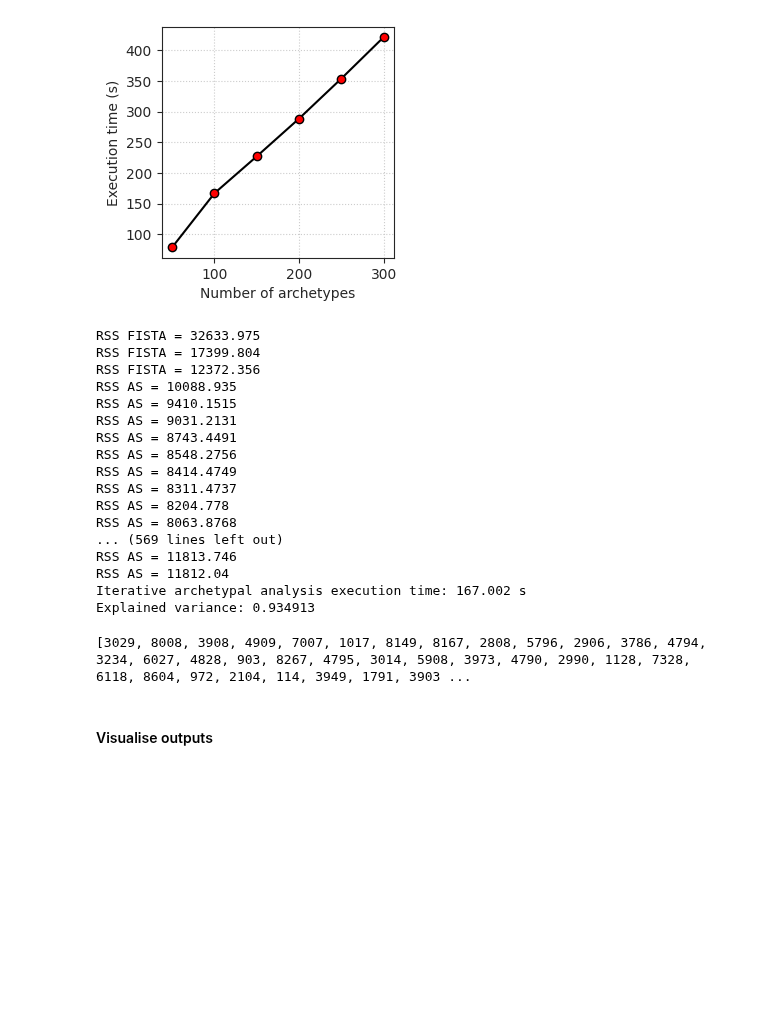
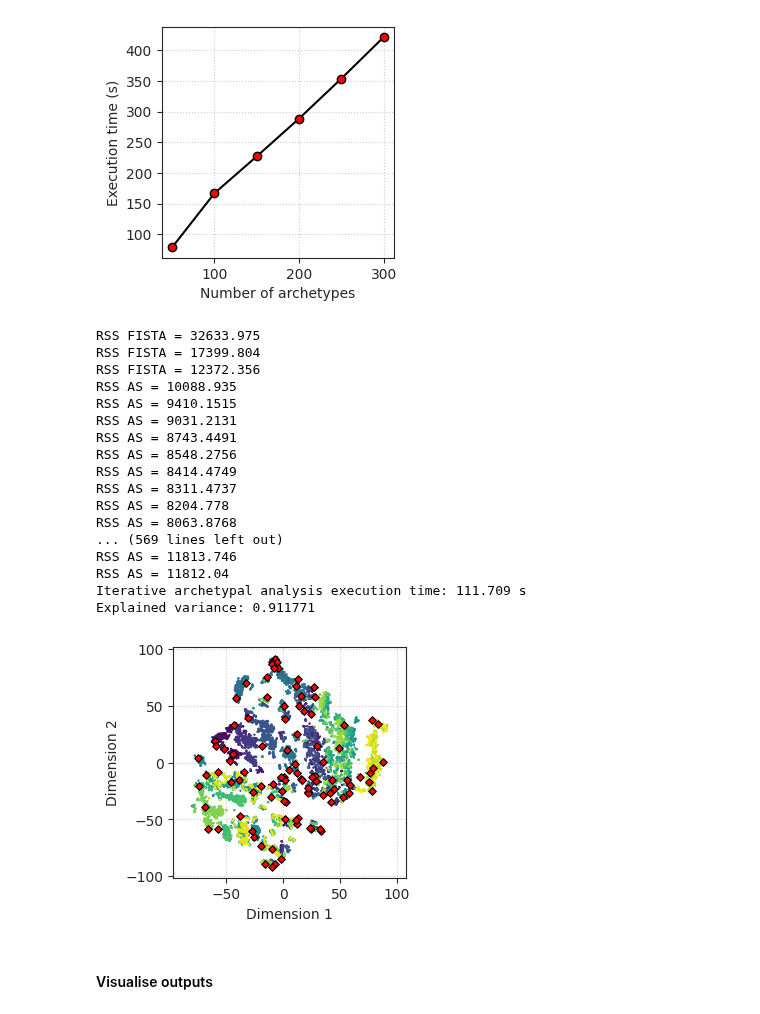
Before and after one commit to Jon-Ting/iterative-archetypal-analysis, a Jupyter notebook: IAA_BNP.ipynb, the cells around one changed output. Cells and saved outputs as stored; diff of their text form; code cells hidden in the pictures; blank space fills up the shorter version.

Commit message:
chore: update figures

```diff
--- a/IAA_BNP.ipynb
+++ b/IAA_BNP.ipynb
@@ -457,18 +409,18 @@ plot_tsne(Xscaled, figNamePrefix=eleComb, perplexity=30, markerSize=0.5, n_jobs=
 [figure]
 # %%
 # Run iterative archetypal analysis over a range of number of archetypes
-# numArchetypesRange = range(50, 301, 50)
-# runTimes, expVars, closestSampleIdxs = [], [], []
-# for numArchetypes in numArchetypesRange:
-#     numSubset = 10
-#     iAA = ArchetypalAnalysis(n_archetypes=numArchetypes, iterative=True, robust=ROBUST, only_archetypes=False, n_subsets=numSubset, shuffle=SHUFFLE,
-#                              C=C, tolerance=TOLERANCE, computeXtX=COMPUTE_XTX, stepsFISTA=STEPS_FISTA, stepsAS=STEPS_AS, randominit=RANDOM_INIT,
-#                              random_state=RANDOM_STATE, numThreads=NUM_JOBS)
-#     iAA.fit(Xscaled)
-#     iAA._extract_close_match()
-#     runTimes.append(iAA.run_time)
-#     expVars.append(iAA.explained_variance_)
-#     closestSampleIdxs.append([sampleIdx for (sampleIdx, archetype) in iAA.close_match.values()])
+numArchetypesRange = range(50, 301, 50)
+runTimes, expVars, closestSampleIdxs = [], [], []
+for numArchetypes in numArchetypesRange:
+    numSubset = 10
+    iAA = ArchetypalAnalysis(n_archetypes=numArchetypes, iterative=True, robust=ROBUST, only_archetypes=False, n_subsets=numSubset, shuffle=SHUFFLE,
+                             C=C, tolerance=TOLERANCE, computeXtX=COMPUTE_XTX, stepsFISTA=STEPS_FISTA, stepsAS=STEPS_AS, randominit=RANDOM_INIT,
+                             random_state=RANDOM_STATE, numThreads=NUM_JOBS)
+    iAA.fit(Xscaled)
+    iAA._extract_close_match()
+    runTimes.append(iAA.run_time)
+    expVars.append(iAA.explained_variance_)
+    closestSampleIdxs.append([sampleIdx for (sampleIdx, archetype) in iAA.close_match.values()])
 # %%
 # Elbow plot to decide number of archetypes
 plt.figure(figsize=(3, 3), dpi=DPI)
@@ -516,14 +472,13 @@ RSS AS = 8063.8768
 ... (569 lines left out)
 RSS AS = 11813.746
 RSS AS = 11812.04
-Iterative archetypal analysis execution time: 167.002 s
-Explained variance: 0.934913
+Iterative archetypal analysis execution time: 111.709 s
+Explained variance: 0.911771
-# %%
-# Visualise the difference in most archetypal samples as number of archetypes changes
-for (i, idxs) in enumerate(closestSampleIdxs):
-    plot_tsne(Xscaled, figNamePrefix=f"{eleComb}_{numArchetypesRange[i]}p_iAA", perplexity=30, markerSize=0.5, n_jobs=NUM_JOBS, markIdxs=idxs)
-# %% [output]
-[3029, 8008, 3908, 4909, 7007, 1017, 8149, 8167, 2808, 5796, 2906, 3786, 4794, 3234, 6027, 4828, 903, 8267, 4795, 3014, 5908, 3973, 4790, 2990, 1128, 7328, 6118, 8604, 972, 2104, 114, 3949, 1791, 3903 ...
+# %%
+idxs = [3029, 8008, 3908, 4909, 7007, 1017, 8149, 8167, 2808, 5796, 2906, 3786, 4794, 3234, 6027, 4828, 903, 8267, 4795, 3014, 5908, 3973, 4790, 2990, 1128, 7328, 6118, 8604, 972, 2104, 114, 3949, 1791, 3903, 1003, 1782, 4793, 8246, 793, 3799, 7201, 3085, 3553, 1212, 5792, 800, 912, 210, 9191, 48, 795, 8360, 3176, 8290, 367, 3478, 9162, 4306, 7136, 3801, 3427, 4706, 2918, 8698, 769, 7071, 4292, 4491, 4309, 2630, 4458, 521, 4657, 130, 5899, 8820, 1098, 4101, 4484, 7432, 554, 8003, 472, 5474, 7626, 3703, 4545, 591, 6970, 7807, 4573, 4687, 7182, 9180, 7702, 4634, 9075, 864, 9134, 4534]
+plot_tsne(Xscaled, figNamePrefix=f"{eleComb}_100p_iAA", perplexity=30, markerSize=0.5, n_jobs=NUM_JOBS, markIdxs=idxs)
+# %% [output]
+[figure, added]
 # %% [markdown]
 #### Visualise outputs
 # %%
```
Also changed, not shown: parts of 13 cells of this notebook, 34 other files.
